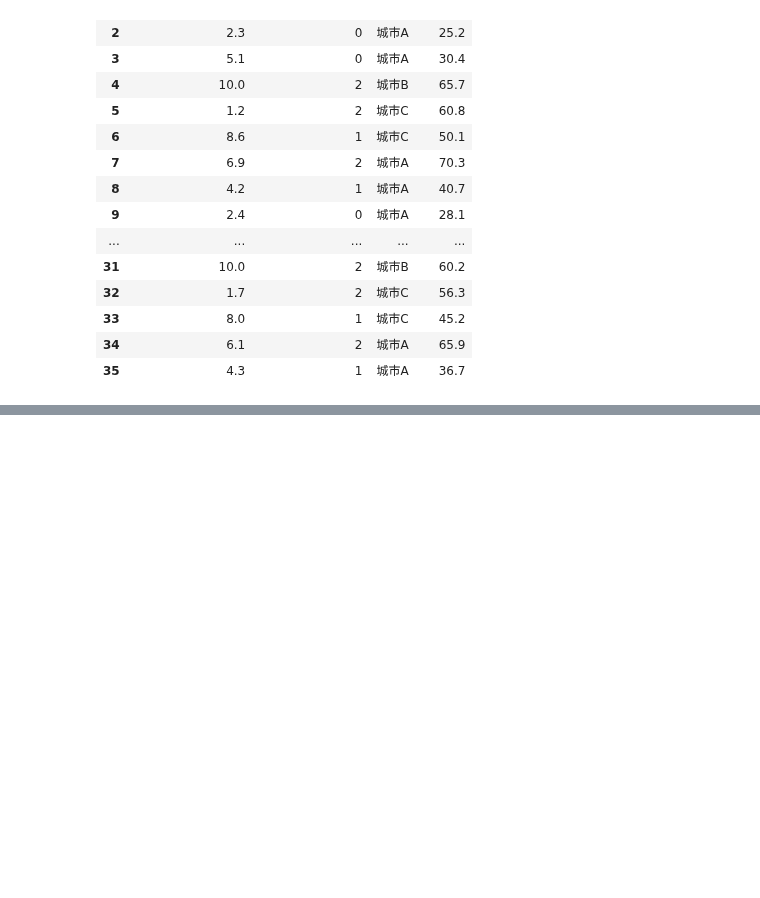
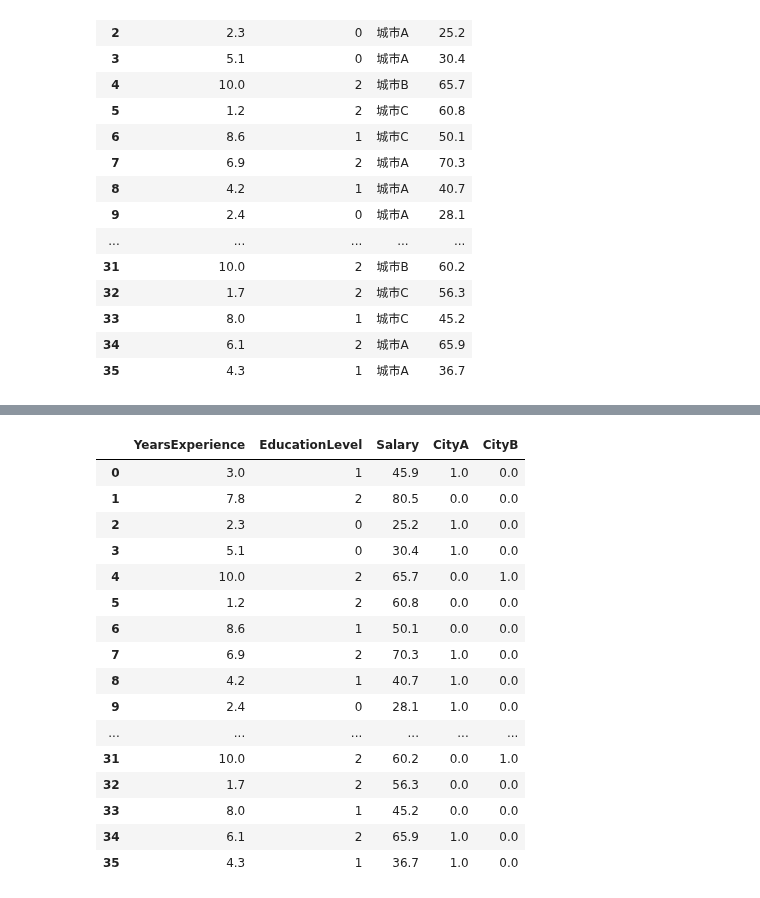
Before and after one commit to roberthsu2003/machine_learning, a Jupyter notebook: 法務部機器學習/多元線性迴歸/multiple_linear_regression1.ipynb, the cells around one changed output, grey strips where cells are left out. Saved outputs shown, nothing was run; the diff lists cells and outputs as text; code cells hidden in the pictures; blank space fills up the shorter version.

```diff
--- a/法務部機器學習/多元線性迴歸/multiple_linear_regression1.ipynb
+++ b/法務部機器學習/多元線性迴歸/multiple_linear_regression1.ipynb
@@ -83,0 +134,22 @@ data
+# %%
+#刪除欄位
+data = data.drop(['City','CityC'],axis=1)
+data
+# %% [output]
+|  | YearsExperience | EducationLevel | Salary | CityA | CityB |
+| 0 | 3.0 | 1 | 45.9 | 1.0 | 0.0 |
+| 1 | 7.8 | 2 | 80.5 | 0.0 | 0.0 |
+| 2 | 2.3 | 0 | 25.2 | 1.0 | 0.0 |
+| 3 | 5.1 | 0 | 30.4 | 1.0 | 0.0 |
+| 4 | 10.0 | 2 | 65.7 | 0.0 | 1.0 |
+| 5 | 1.2 | 2 | 60.8 | 0.0 | 0.0 |
+| 6 | 8.6 | 1 | 50.1 | 0.0 | 0.0 |
+| 7 | 6.9 | 2 | 70.3 | 1.0 | 0.0 |
+| 8 | 4.2 | 1 | 40.7 | 1.0 | 0.0 |
+| 9 | 2.4 | 0 | 28.1 | 1.0 | 0.0 |
+| ... | ... | ... | ... | ... | ... |
+| 31 | 10.0 | 2 | 60.2 | 0.0 | 1.0 |
+| 32 | 1.7 | 2 | 56.3 | 0.0 | 0.0 |
+| 33 | 8.0 | 1 | 45.2 | 0.0 | 0.0 |
+| 34 | 6.1 | 2 | 65.9 | 1.0 | 0.0 |
+| 35 | 4.3 | 1 | 36.7 | 1.0 | 0.0 |
```
Also changed, not shown: parts of 2 cells of this notebook.
